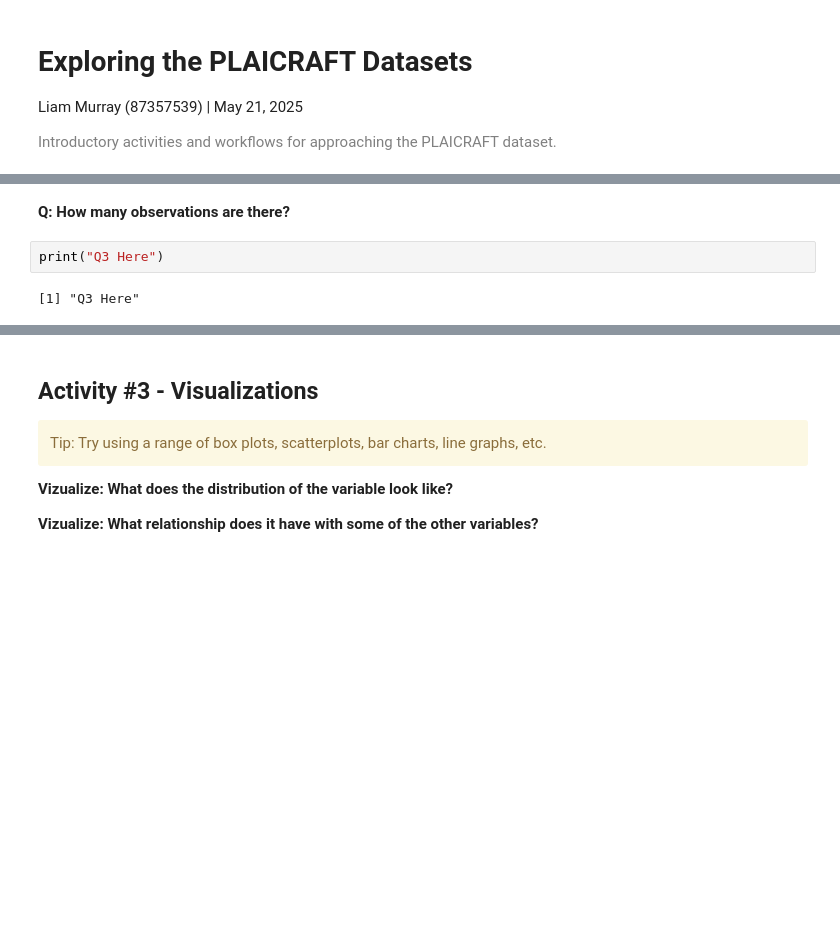
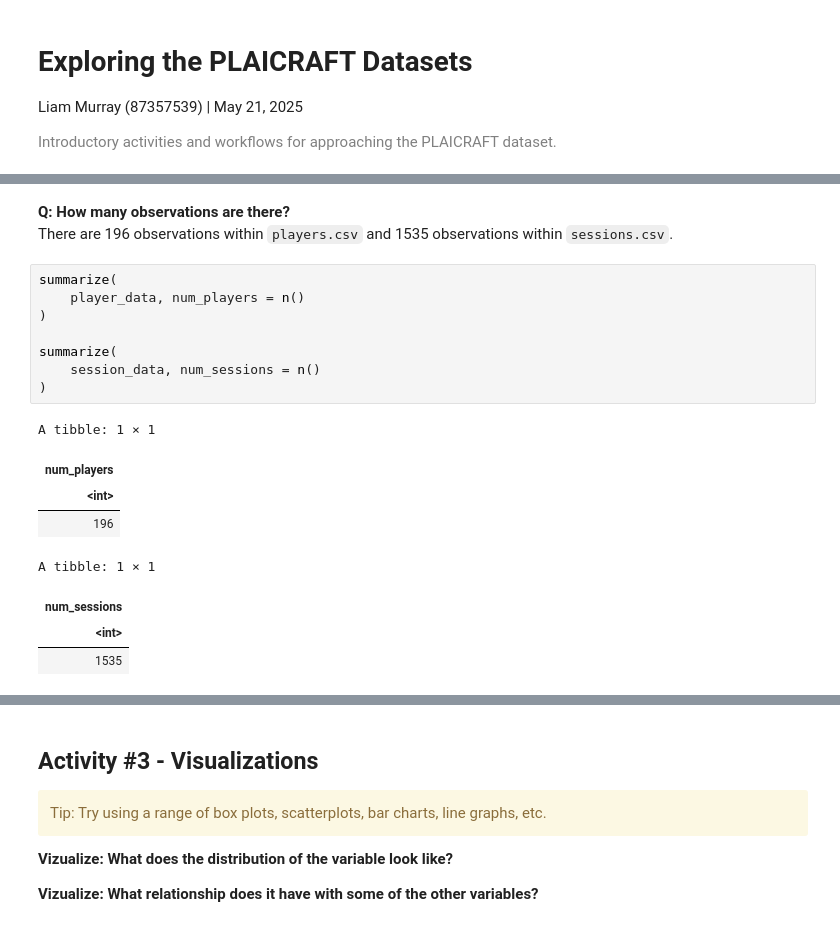
Before and after one commit to liammurray123/DSCI-100-Final-Project, a Jupyter notebook: Explore Datasets.ipynb, the cells around one changed output, grey strips where cells are left out. Drawn from its saved outputs; the diff is of its cells as text; blank space fills up the shorter version.

```diff
--- a/Explore Datasets.ipynb
+++ b/Explore Datasets.ipynb
@@ -19,9 +90,23 @@ print("Q2 Here")
 # %% [markdown]
-**Q: How many observations are there?**
+**Q: How many observations are there?** \
+There are 196 observations within `players.csv` and 1535 observations within `sessions.csv`.
 # %%
-print("Q3 Here")
+summarize(
+    player_data, num_players = n()
+)
+
+summarize(
+    session_data, num_sessions = n()
+)
 # %% [output]
-[1] "Q3 Here"
+A tibble: 1 × 1
+| num_players |
+| <int> |
+| 196 |
+A tibble: 1 × 1
+| num_sessions |
+| <int> |
+| 1535 |
 # %% [markdown]
 ## Activity #2 - Outcome Variable
 
```
Also changed, not shown: parts of 5 cells of this notebook, 22 other files.
